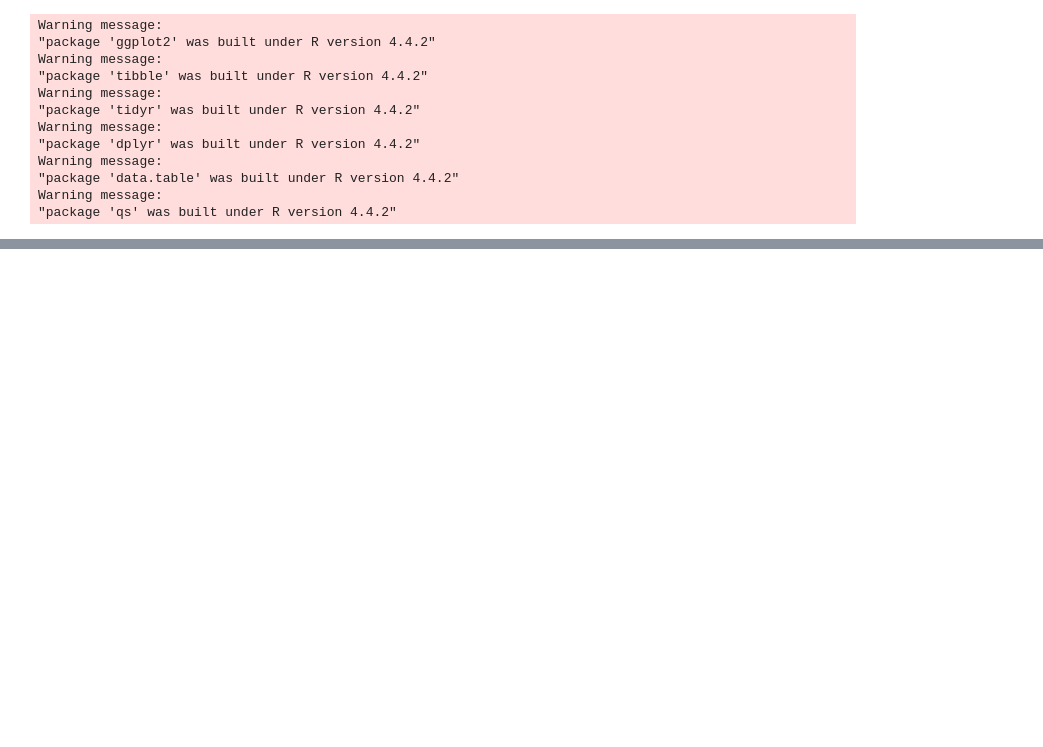
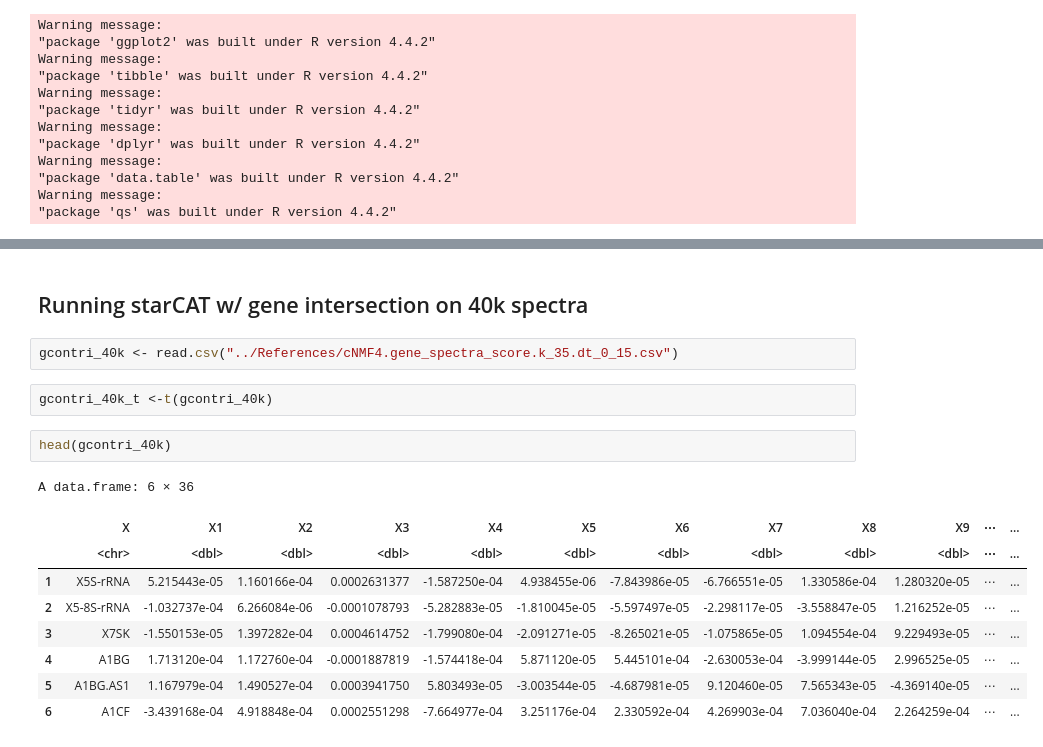
Before and after one commit to Tofulati/postTrans_cd34, a Jupyter notebook: postTrans_v2/starcat_analysis.ipynb, the cells around one changed output, grey strips where cells are left out. Saved outputs shown, nothing was run; the diff lists cells and outputs as text; blank space fills up the shorter version.

```diff
--- a/postTrans_v2/starcat_analysis.ipynb
+++ b/postTrans_v2/starcat_analysis.ipynb
@@ -28,0 +300,18 @@ length(Features(seu))
+# %% [markdown]
+## Running starCAT w/ gene intersection on 40k spectra
+# %%
+gcontri_40k <- read.csv("../References/cNMF4.gene_spectra_score.k_35.dt_0_15.csv")
+# %%
+gcontri_40k_t <-t(gcontri_40k)
+# %%
+head(gcontri_40k)
+# %% [output]
+A data.frame: 6 × 36
+|  | X | X1 | X2 | X3 | X4 | X5 | X6 | X7 | X8 | X9 | ⋯ | ... |
+|  | <chr> | <dbl> | <dbl> | <dbl> | <dbl> | <dbl> | <dbl> | <dbl> | <dbl> | <dbl> | ⋯ | ... |
+| 1 | X5S-rRNA | 5.215443e-05 | 1.160166e-04 | 0.0002631377 | -1.587250e-04 | 4.938455e-06 | -7.843986e-05 | -6.766551e-05 | 1.330586e-04 | 1.280320e-05 | ⋯ | ... |
+| 2 | X5-8S-rRNA | -1.032737e-04 | 6.266084e-06 | -0.0001078793 | -5.282883e-05 | -1.810045e-05 | -5.597497e-05 | -2.298117e-05 | -3.558847e-05 | 1.216252e-05 | ⋯ | ... |
+| 3 | X7SK | -1.550153e-05 | 1.397282e-04 | 0.0004614752 | -1.799080e-04 | -2.091271e-05 | -8.265021e-05 | -1.075865e-05 | 1.094554e-04 | 9.229493e-05 | ⋯ | ... |
+| 4 | A1BG | 1.713120e-04 | 1.172760e-04 | -0.0001887819 | -1.574418e-04 | 5.871120e-05 | 5.445101e-04 | -2.630053e-04 | -3.999144e-05 | 2.996525e-05 | ⋯ | ... |
+| 5 | A1BG.AS1 | 1.167979e-04 | 1.490527e-04 | 0.0003941750 | 5.803493e-05 | -3.003544e-05 | -4.687981e-05 | 9.120460e-05 | 7.565343e-05 | -4.369140e-05 | ⋯ | ... |
+| 6 | A1CF | -3.439168e-04 | 4.918848e-04 | 0.0002551298 | -7.664977e-04 | 3.251176e-04 | 2.330592e-04 | 4.269903e-04 | 7.036040e-04 | 2.264259e-04 | ⋯ | ... |
```
Also changed, not shown: parts of 75 cells of this notebook, 2 other files.
